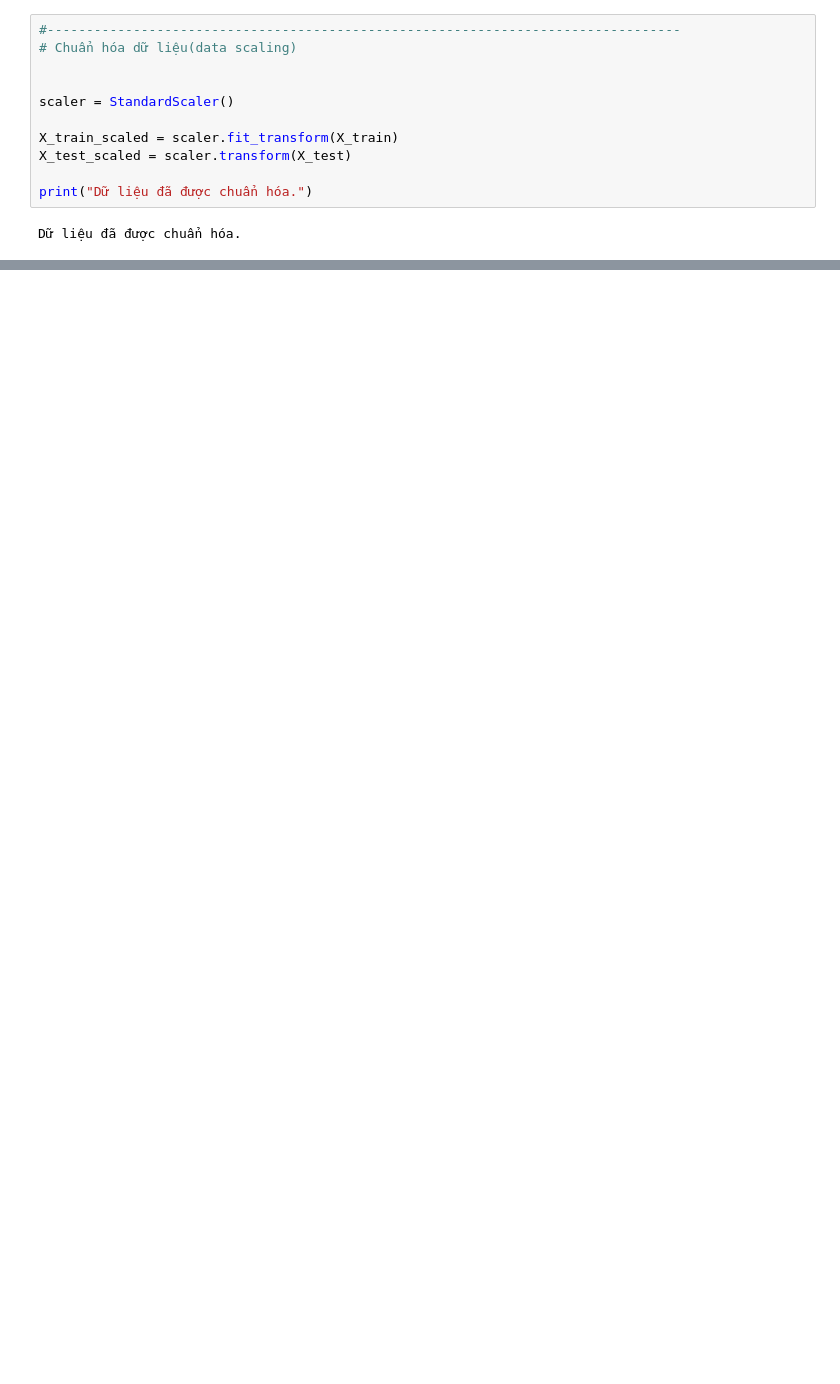
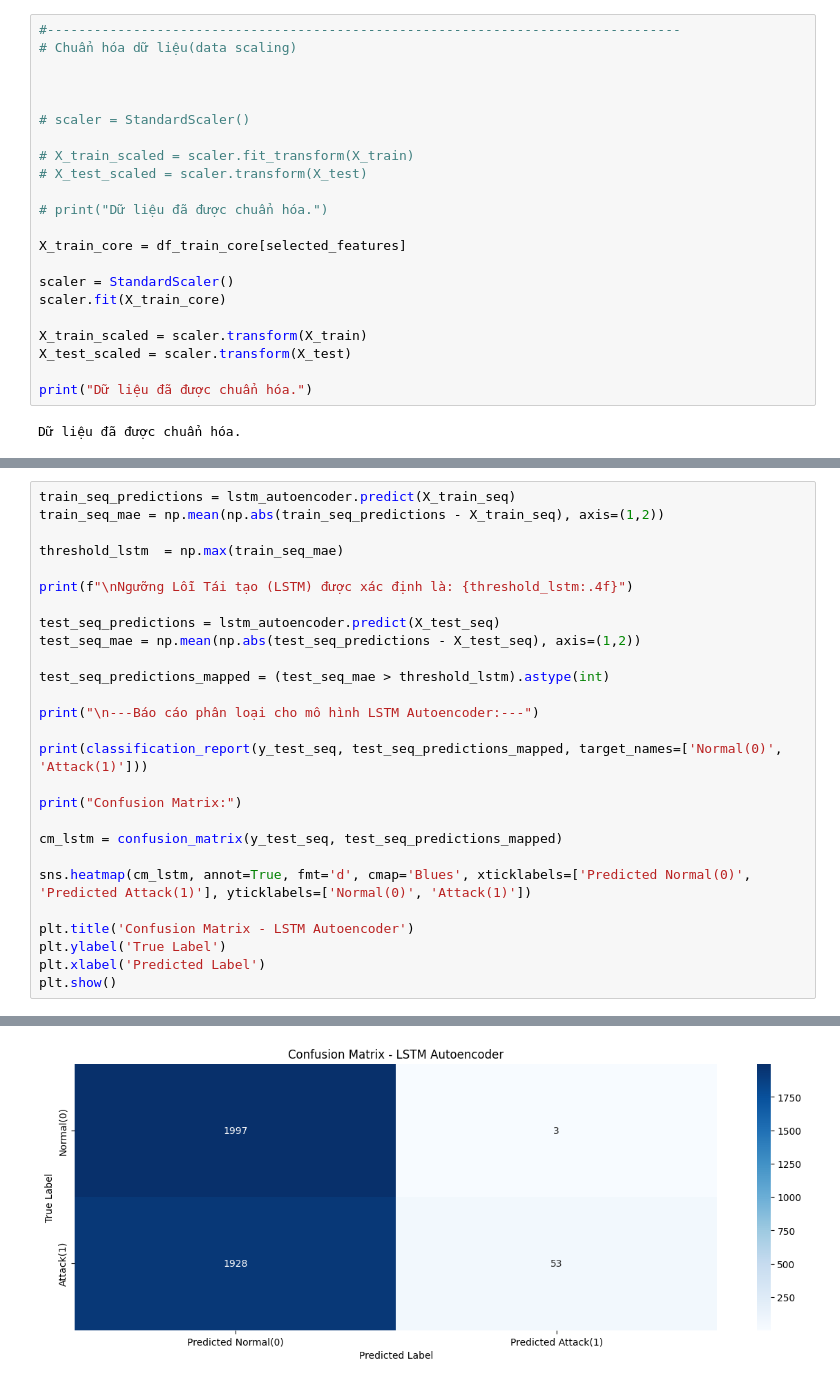
Before and after one commit to NguyenHa554/Anomaly-detection-in-SCADA-system-, a Jupyter notebook: SWAT_analysis.ipynb, the cells around one changed output, grey strips where cells are left out. Drawn from its saved outputs; the diff is of its cells as text; blank space fills up the shorter version.

```diff
--- a/SWAT_analysis.ipynb
+++ b/SWAT_analysis.ipynb
@@ -217,9 +249,20 @@ Completed data preprocessing and splitting!
 # Chuẩn hóa dữ liệu(data scaling)
 
 
+
+# scaler = StandardScaler()
+
+# X_train_scaled = scaler.fit_transform(X_train)
+# X_test_scaled = scaler.transform(X_test)
+
+# print("Dữ liệu đã được chuẩn hóa.")
+
+X_train_core = df_train_core[selected_features]
+
 scaler = StandardScaler()
+scaler.fit(X_train_core)
 
-X_train_scaled = scaler.fit_transform(X_train)
+X_train_scaled = scaler.transform(X_train)
 X_test_scaled = scaler.transform(X_test)
 
 print("Dữ liệu đã được chuẩn hóa.")
@@ -411,0 +395,28 @@ Ngưỡng tối ưu dựa trên F1-Score: 0.2407 với F1-Score: 0.5487
+# %%
+train_seq_predictions = lstm_autoencoder.predict(X_train_seq)
+train_seq_mae = np.mean(np.abs(train_seq_predictions - X_train_seq), axis=(1,2))
+
+threshold_lstm  = np.max(train_seq_mae)
+
+print(f"\nNgưỡng Lỗi Tái tạo (LSTM) được xác định là: {threshold_lstm:.4f}")
+
+test_seq_predictions = lstm_autoencoder.predict(X_test_seq)
+test_seq_mae = np.mean(np.abs(test_seq_predictions - X_test_seq), axis=(1,2))
+
+test_seq_predictions_mapped = (test_seq_mae > threshold_lstm).astype(int)
+
+print("\n---Báo cáo phân loại cho mô hình LSTM Autoencoder:---")
+
+print(classification_report(y_test_seq, test_seq_predictions_mapped, target_names=['Normal(0)', 'Attack(1)']))
+
+print("Confusion Matrix:")
+
+cm_lstm = confusion_matrix(y_test_seq, test_seq_predictions_mapped)
+
+sns.heatmap(cm_lstm, annot=True, fmt='d', cmap='Blues', xticklabels=['Predicted Normal(0)', 'Predicted Attack(1)'], yticklabels=['Normal(0)', 'Attack(1)'])
+
+plt.title('Confusion Matrix - LSTM Autoencoder')
+plt.ylabel('True Label')
+plt.xlabel('Predicted Label')
+plt.show()
+# %% [output]
@@ -411,0 +439 @@ Ngưỡng tối ưu dựa trên F1-Score: 0.2407 với F1-Score: 0.5487
+[figure, added]
```
Also changed, not shown: parts of 12 cells of this notebook.
